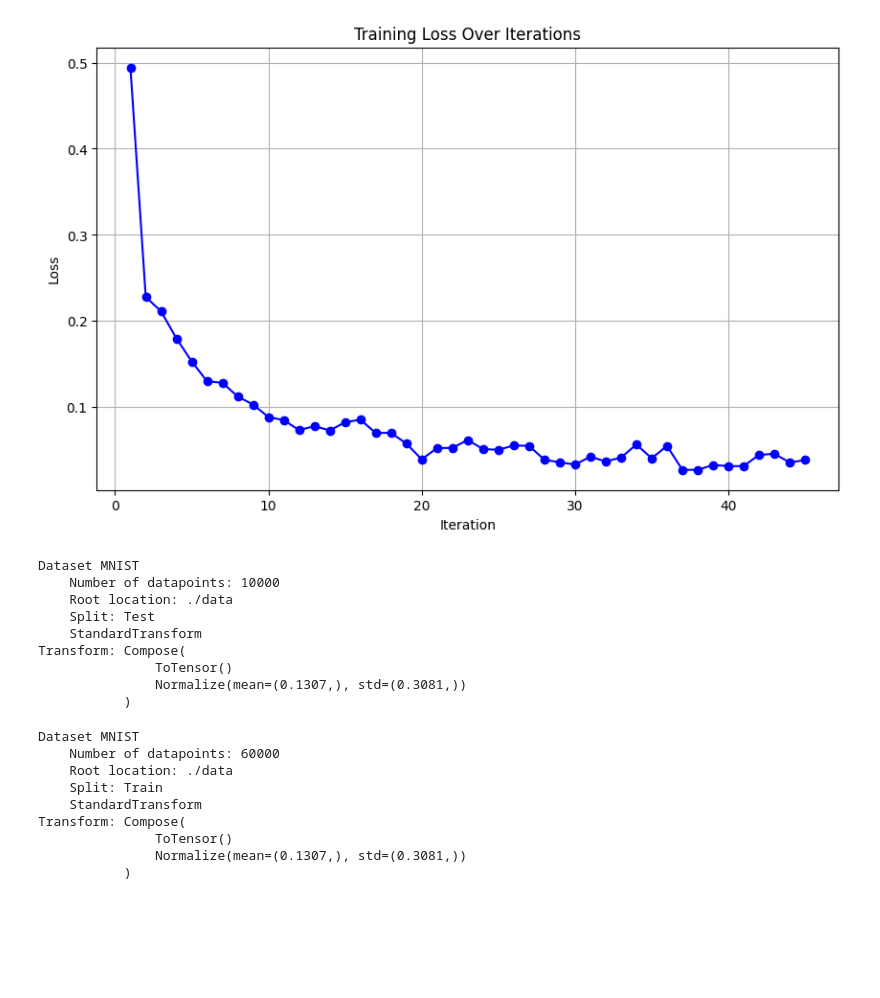
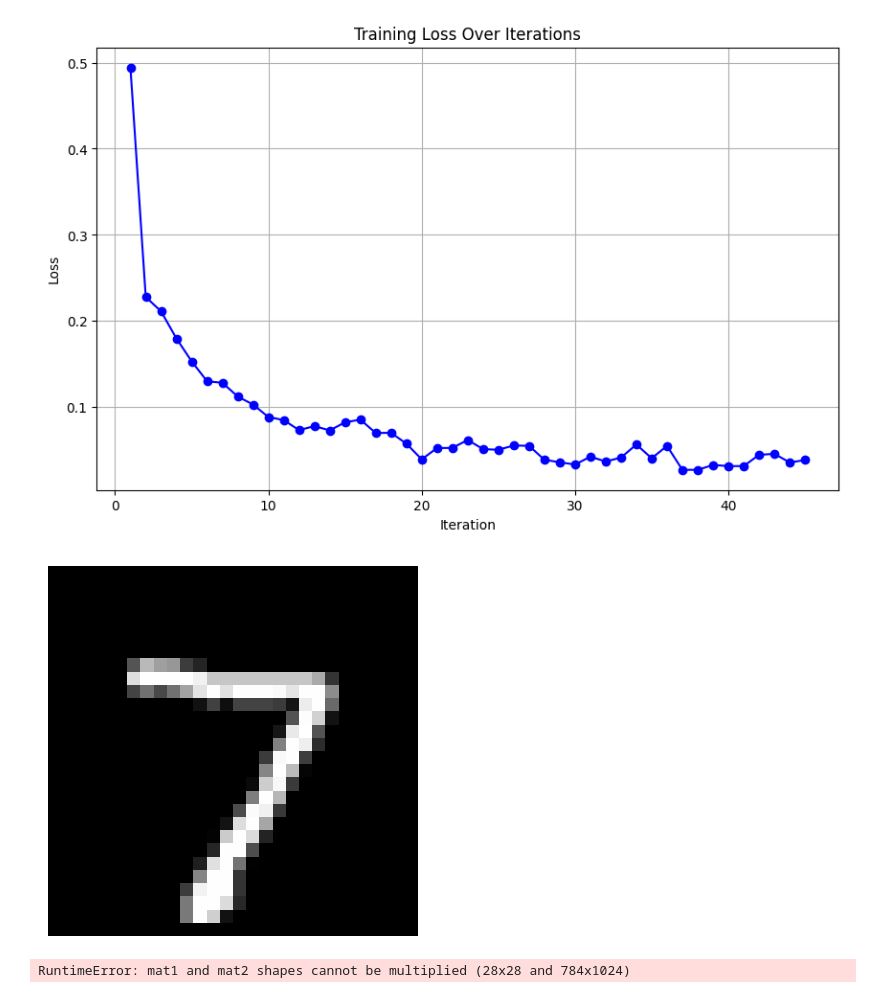
Before and after one commit to tail-call/Research, a Jupyter notebook: torch.ipynb, the cells around one changed output. Saved outputs shown, nothing was run; the diff lists cells and outputs as text; code cells hidden in the pictures; blank space fills up the shorter version.

```diff
--- a/torch.ipynb
+++ b/torch.ipynb
@@ -378,27 +338,7 @@ plt.grid(True)
 plt.show()
 # %% [output]
 [figure]
-# %%
-test_dataset
-# %% [output]
-Dataset MNIST
-    Number of datapoints: 10000
-    Root location: ./data
-    Split: Test
-    StandardTransform
-Transform: Compose(
-               ToTensor()
-               Normalize(mean=(0.1307,), std=(0.3081,))
-           )
-# %%
-train_dataset
-# %% [output]
-Dataset MNIST
-    Number of datapoints: 60000
-    Root location: ./data
-    Split: Train
-    StandardTransform
-Transform: Compose(
-               ToTensor()
-               Normalize(mean=(0.1307,), std=(0.3081,))
-           )
+# %%
+draw(test_dataset.data[0])
+# %% [output]
+[figure, added]
@@ -404,0 +347,6 @@ Transform: Compose(
+# %%
+model(
+    test_dataset.data[0].to(torch.float)
+)
+# %% [output]
+RuntimeError: mat1 and mat2 shapes cannot be multiplied (28x28 and 784x1024)
```
Also changed, not shown: parts of 11 cells of this notebook, 1 other file.
